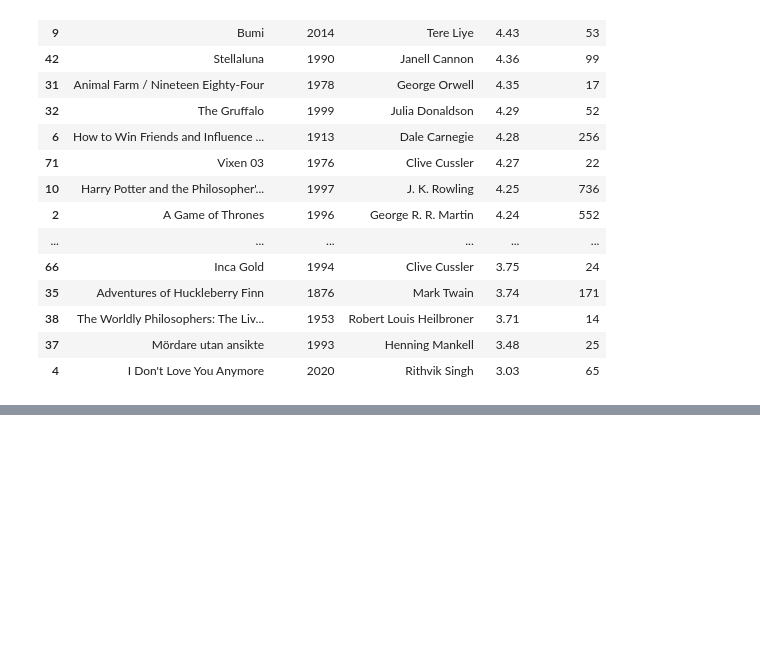
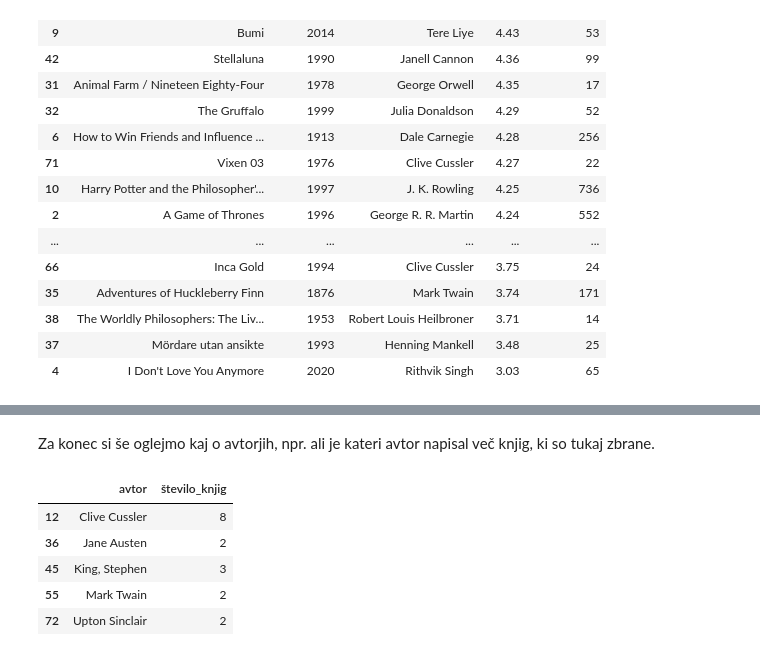
Before and after one commit to anjacegnar/projektna_uvp, a Jupyter notebook: analiza_podatkov.ipynb, the cells around one changed output, grey strips where cells are left out. Saved outputs shown, nothing was run; the diff lists cells and outputs as text; code cells hidden in the pictures; blank space fills up the shorter version.

```diff
--- a/analiza_podatkov.ipynb
+++ b/analiza_podatkov.ipynb
@@ -84,0 +126,13 @@ Na spletni strani je torej največ takih knjig, ki imajo oceno okoli 4. To je č
+# %% [markdown]
+Za konec si še oglejmo kaj o avtorjih, npr. ali je kateri avtor napisal več knjig, ki so tukaj zbrane.
+# %%
+stevilo_knjig_avtorja = knjige.groupby("avtor").size().reset_index(name="število_knjig")
+avtor_z_vec_knjigami = stevilo_knjig_avtorja[stevilo_knjig_avtorja["število_knjig"] > 1]
+avtor_z_vec_knjigami
+# %% [output]
+|  | avtor | število_knjig |
+| 12 | Clive Cussler | 8 |
+| 36 | Jane Austen | 2 |
+| 45 | King, Stephen | 3 |
+| 55 | Mark Twain | 2 |
+| 72 | Upton Sinclair | 2 |
```
Also changed, not shown: parts of 16 cells of this notebook.
